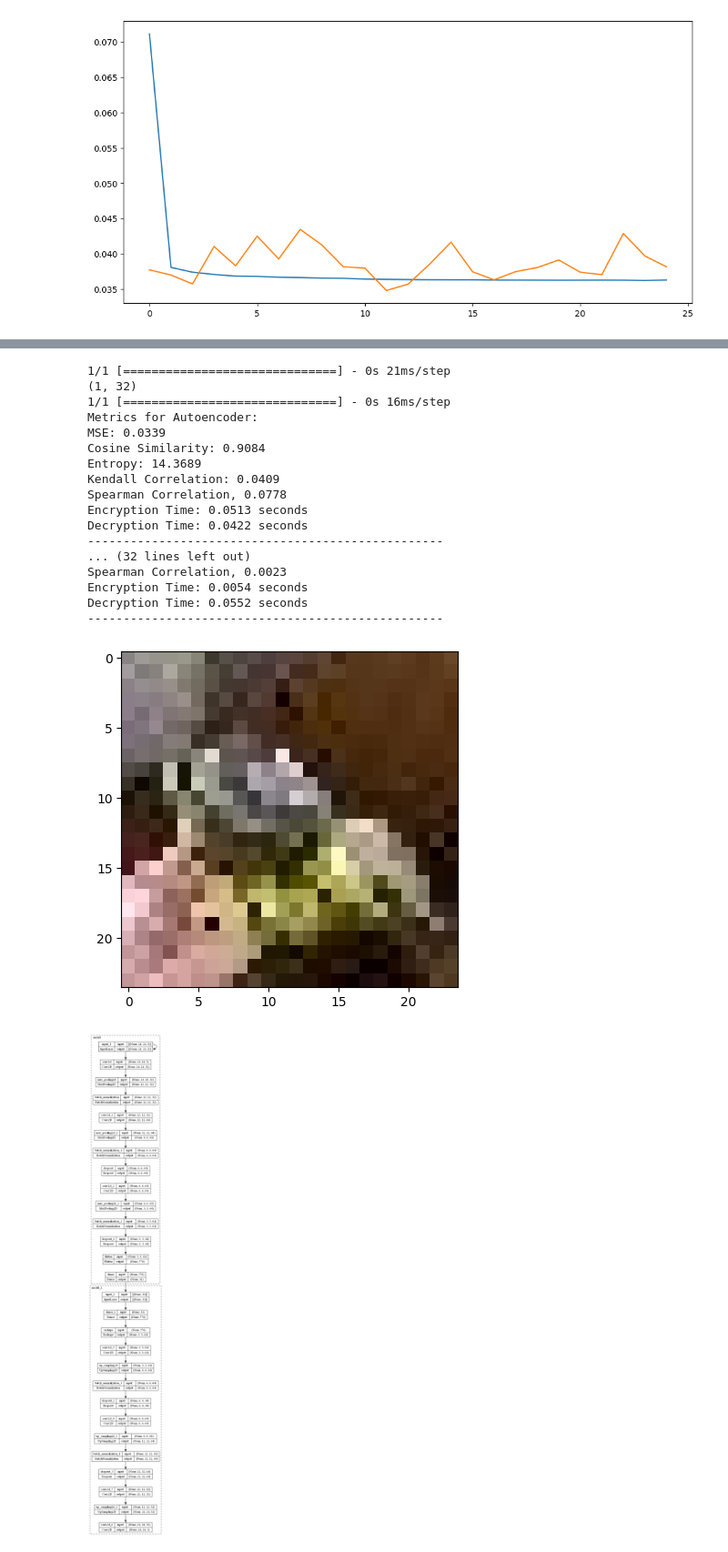
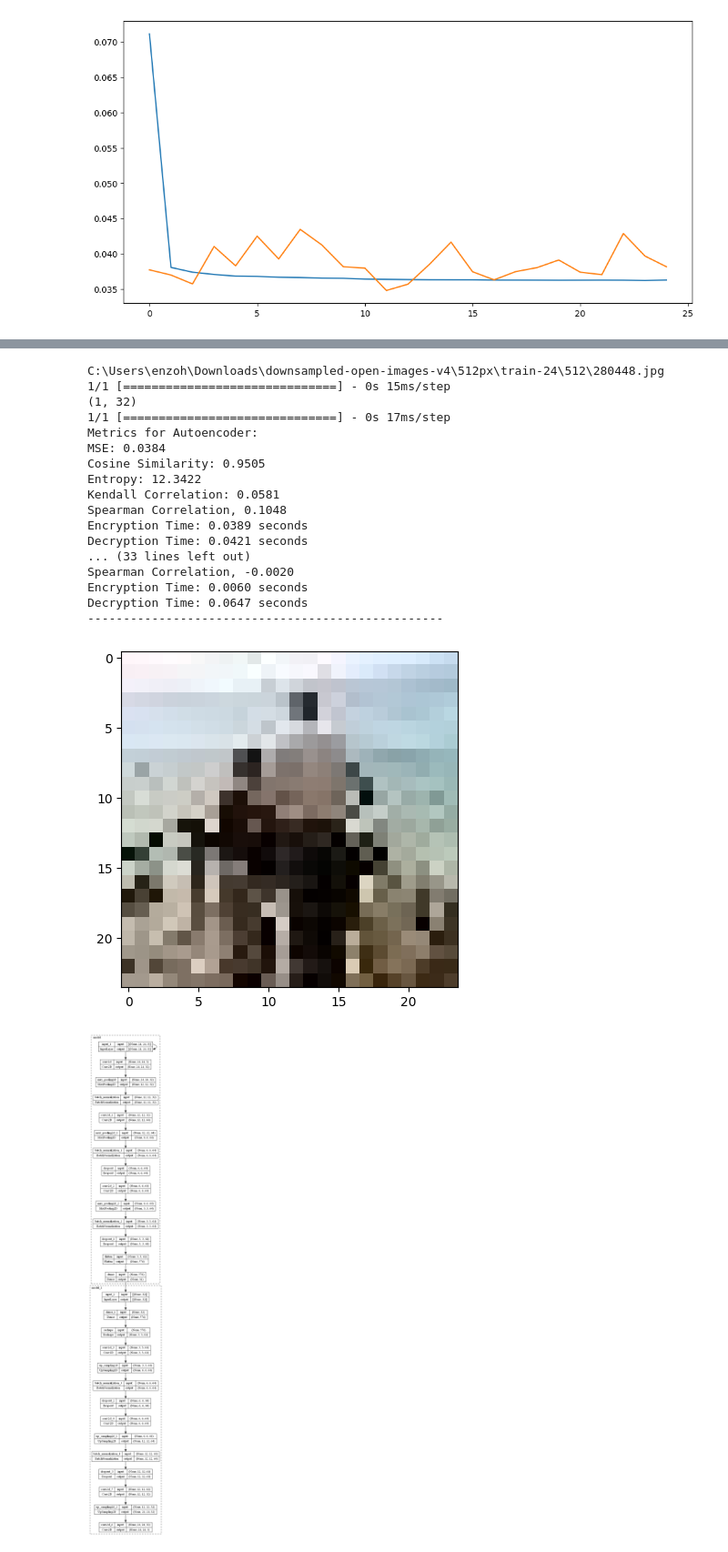
Before and after one commit to Enzo-hmdy/autoencoder_encryption_UQAC, a Jupyter notebook: Autoencoder.ipynb, the cells around one changed output, grey strips where cells are left out. Shown at 91% size. Drawn from its saved outputs; the diff is of its cells as text; code cells hidden in the pictures.

Commit message:
cleaning, add randomness testing + fix name problemes

```diff
--- a/Autoencoder.ipynb
+++ b/Autoencoder.ipynb
@@ -564,0 +584,24 @@ def print_metrics(algorithms,original,decoded,encrypted,encryption_time,decrypti
+# %%
+# look if the images are renamed
+
+import os
+
+# Define the path to your dataset
+dataset_path = r"C:\Users\enzoh\Downloads\downsampled-open-images-v4\512px\train-24\512"
+
+# Check if  first  in rhe range 338210 338220 exist
+for i in range(338210, 338220):
+    if not os.path.exists(os.path.join(dataset_path, f"{i}.jpg")):
+        print(f"File {i}.jpg not found.")
+
+
+# print 500 first images name
+
+import os
+
+# Define the path to your dataset
+dataset_path = r"C:\Users\enzoh\Downloads\downsampled-open-images-v4\512px\train-24\512"
+
+# Print the first 500 image names
+for i in range(10):
+    print(os.path.join(dataset_path, f"{i}.jpg"))
@@ -571,8 +635,22 @@ import time
 # Select 20 images from the dataset
 
 # you can use any image from the dataset that isn't used in the training set and preprocessed otherwise it will affect the results
-img_path = os.path.join(dataset_path, '145071.jpg')
+# Todo : test on like 5000 and make a mean of the results
 
+#val index = 80% of 350000
+val_index = 280000
+val_len = 70000
+
+random_image_index = np.random.randint(val_index, val_index + val_len)
+img_path = os.path.join(dataset_path, f"{random_image_index}.jpg")
+
+# take a random image from the validation set
+
+
+# img_path = os.path.join(dataset_path, '100005.jpg')
+
+# print the image path
+print(img_path)
 
 # Load the image
 original_image = load_img(img_path, target_size=(24, 24), color_mode='rgb')
@@ -679,48 +757,48 @@ start = time.time()
 decrypted_image = two_fish_decrypt(encrypted_image, key)
 decryption_time = time.time() - start
 # Calculate entropy of the encrypted image
 
 print_metrics("TwoFish",original_image_aes_ch20,decrypted_image,encrypted_image_shaped,encryption_time,decryption_time)
 
 ########################################################## RSA metrics ############################################################################################################
 
 # same for RSA
 private_key, public_key = generate_rsa_keypair()
 # Encrypt the image
 start = time.time()
 encrypted_image = rsa_encrypt(original_image_aes_ch20, public_key)
 encryption_time = time.time() - start
 # Decrypt the image
 start = time.time()
 decrypted_image = rsa_decrypt(encrypted_image, private_key)
 decryption_time = time.time() - start
 # Calculate entropy of the encrypted image
 entropy_value = calculate_entropy2(encrypted_image_shaped)
 mse = calculate_MSE(original_image_aes_ch20, decrypted_image)
 kendal_corr, spearman_corr = calculate_pixel_correlation(encrypted_image_shaped)
 cosine_sim_value = cosine_similarity(original_image_aes_ch20, decrypted_image)
 
 
 print_metrics("RSA",original_image_aes_ch20,decrypted_image,encrypted_image_shaped,encryption_time,decryption_time)
 # %% [output]
-1/1 [==============================] - 0s 21ms/step
+C:\Users\enzoh\Downloads\downsampled-open-images-v4\512px\train-24\512\280448.jpg
+1/1 [==============================] - 0s 15ms/step
 (1, 32)
-1/1 [==============================] - 0s 16ms/step
+1/1 [==============================] - 0s 17ms/step
 Metrics for Autoencoder:
-MSE: 0.0339
-Cosine Similarity: 0.9084
-Entropy: 14.3689
-Kendall Correlation: 0.0409
-Spearman Correlation, 0.0778
-Encryption Time: 0.0513 seconds
-Decryption Time: 0.0422 seconds
+MSE: 0.0384
+Cosine Similarity: 0.9505
+Entropy: 12.3422
+Kendall Correlation: 0.0581
+Spearman Correlation, 0.1048
+Encryption Time: 0.0389 seconds
+Decryption Time: 0.0421 seconds
+... (33 lines left out)
+Spearman Correlation, -0.0020
+Encryption Time: 0.0060 seconds
+Decryption Time: 0.0647 seconds
 --------------------------------------------------
-... (32 lines left out)
-Spearman Correlation, 0.0023
-Encryption Time: 0.0054 seconds
-Decryption Time: 0.0552 seconds
---------------------------------------------------
-[figure, old version]
+[figure, new version]
 # %%
 # plot the autoencoder model with all layers of encoder and decoder
 from tensorflow.keras.utils import plot_model
```
Also changed, not shown: parts of 3 cells of this notebook.
